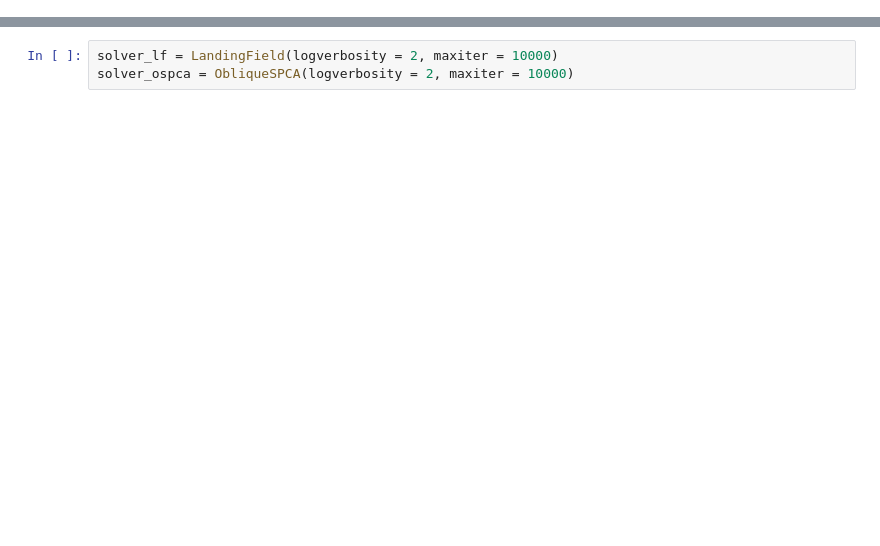
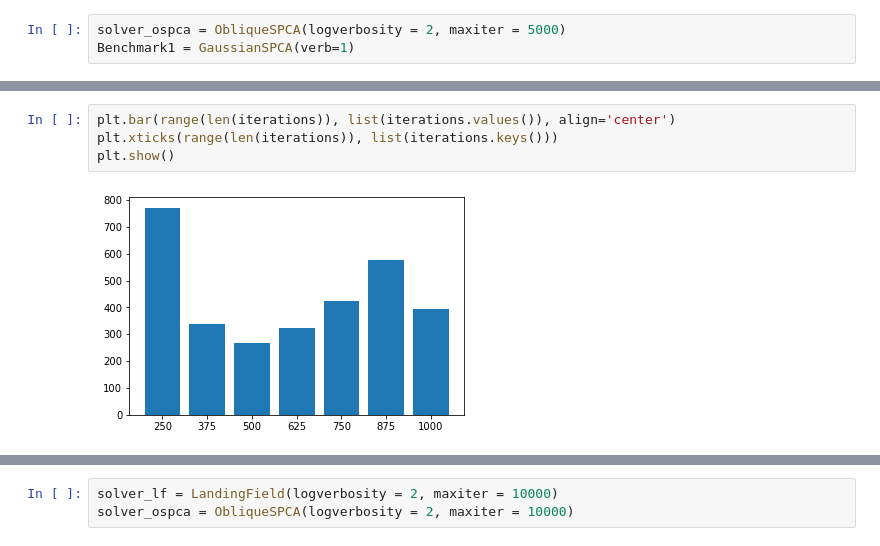
Before and after one commit to simonvary/pynopt, a Jupyter notebook: test_oblique_relax.ipynb, the cells around one changed output, grey strips where cells are left out. Cells and saved outputs as stored; diff of their text form; blank space fills up the shorter version.

```diff
--- a/test_oblique_relax.ipynb
+++ b/test_oblique_relax.ipynb
@@ -26,0 +12,3 @@ print(alpha)
+# %%
+solver_ospca = ObliqueSPCA(logverbosity = 2, maxiter = 5000)
+Benchmark1 = GaussianSPCA(verb=1)
@@ -26,0 +79,6 @@ print(alpha)
+# %%
+plt.bar(range(len(iterations)), list(iterations.values()), align='center')
+plt.xticks(range(len(iterations)), list(iterations.keys()))
+plt.show()
+# %% [output]
+[figure, added]
```
Also changed, not shown: parts of 24 cells of this notebook, 3 other files.
